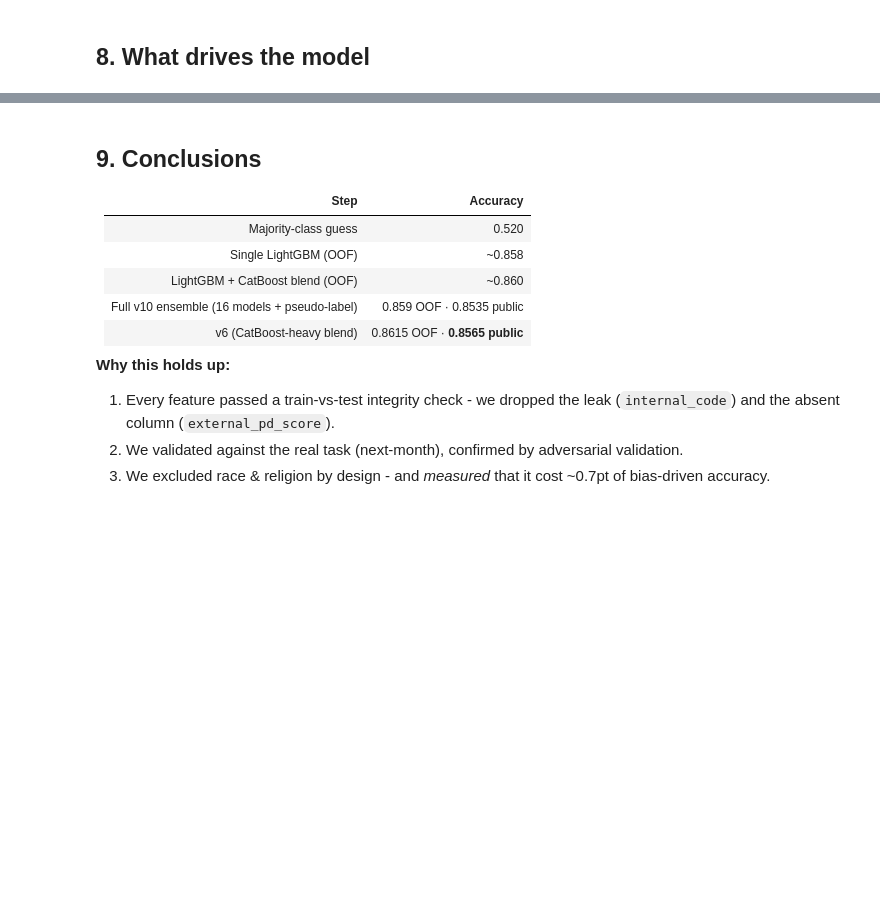
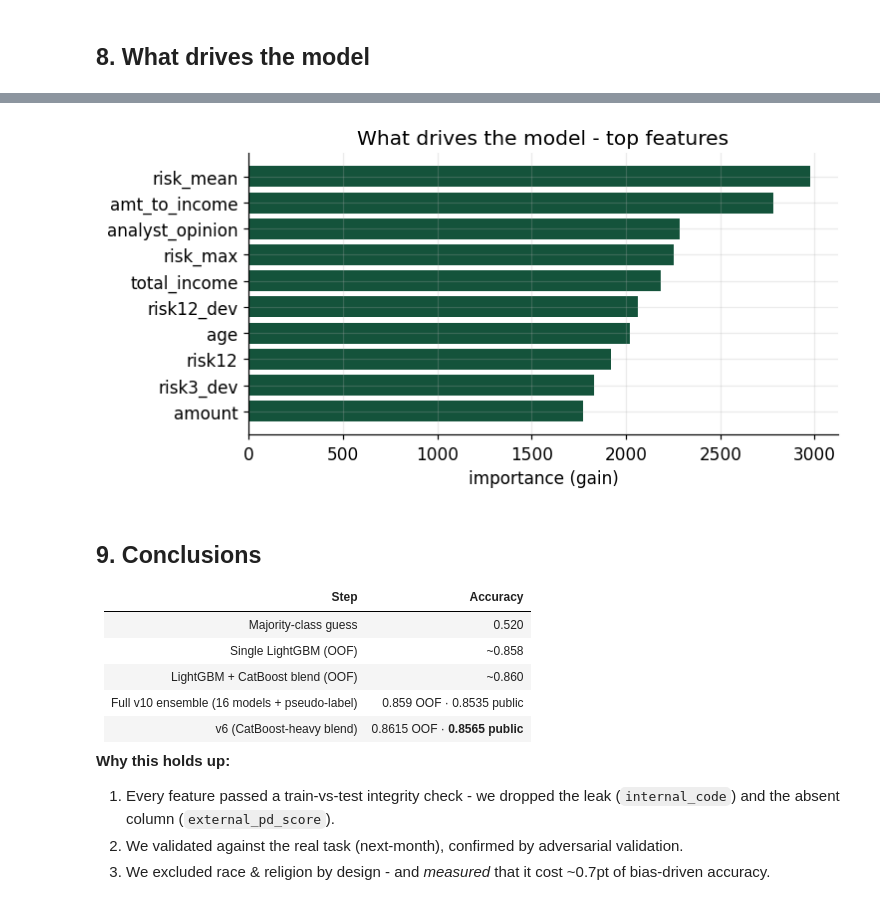
Before and after one commit to GianlucaBave/final-data-finance, a Jupyter notebook: notebooks/credit_decision_pipeline.ipynb, the cells around one changed output, grey strips where cells are left out. Cells and saved outputs as stored; diff of their text form; code cells hidden in the pictures; blank space fills up the shorter version.

```diff
--- a/notebooks/credit_decision_pipeline.ipynb
+++ b/notebooks/credit_decision_pipeline.ipynb
@@ -338,3 +344,11 @@ amount             1772
+# %%
+# CHART: top features by gain
+top = imp.head(10).iloc[::-1]
+fig, ax = plt.subplots(figsize=(7,3.6))
+ax.barh(top.index, top.values, color=DARK)
+ax.set_xlabel("importance (gain)"); ax.set_title("What drives the model - top features"); plt.tight_layout(); plt.show()
+# %% [output]
+[figure, added]
 # %% [markdown]
 ## 9. Conclusions
 
```
Also changed, not shown: parts of 8 cells of this notebook.
